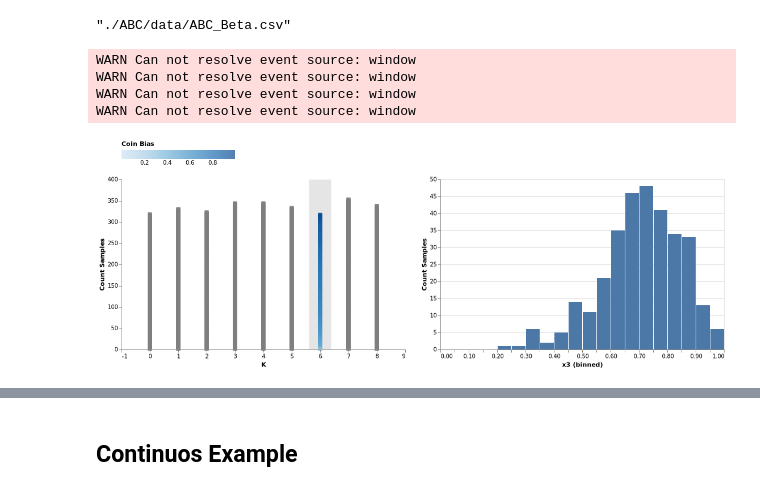
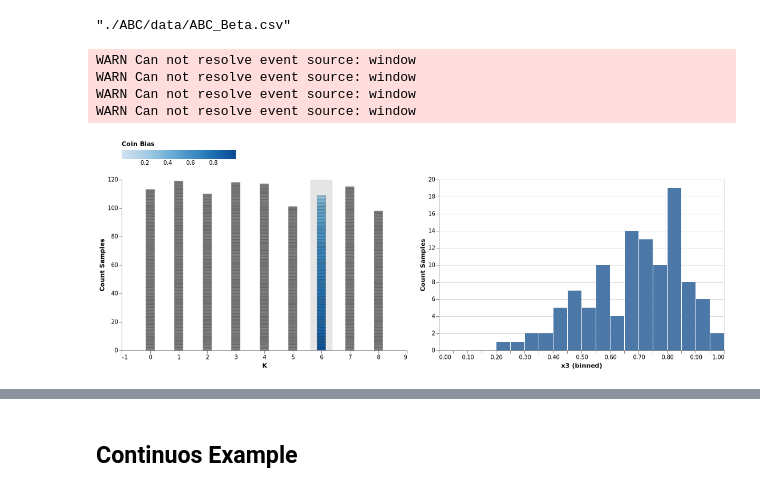
Before and after one commit to davibarreira/Visualizations, a Jupyter notebook: FinalProject/ABC_VegaLite.ipynb, the cells around one changed output, grey strips where cells are left out. Drawn from its saved outputs; the diff is of its cells as text; code cells hidden in the pictures.

Commit message:
Consegui criar histograma com valor analitco no mesmo grafico

```diff
--- a/FinalProject/ABC_VegaLite.ipynb
+++ b/FinalProject/ABC_VegaLite.ipynb
@@ -13,7 +13,7 @@ Plots.PyPlotBackend()
 ## Discrete Example
 # %%
 n, x = 8, 6
-N = 3_000
+N = 1_000
 
 # Sample θ' from prior π(θ)
 # Generate z from p(.|θ')
@@ -22,9 +22,9 @@ z       = rand.(Binomial.(n,theta_s))
 theta_a = theta_s[z .== x];
 v = collect(range(0, stop=1, length=N));
 
-aux = sort(DataFrame(x1 = z, x2 = theta_s),:x2)
-z       = aux[!,:x1]
-theta_s = aux[!,:x2];
+# aux = sort(DataFrame(x1 = z, x2 = theta_s),:x2)
+# z       = aux[!,:x1]
+# theta_s = aux[!,:x2];
 # %%
 # k = collect(0:1:n)
 # beta_distributions = pdf.(Beta.(x.+k',n .- k' .+1),v);
@@ -67,11 +69,12 @@ points = df |> vl"""
     "view":{"stroke" : null},
     "width": 500,
     "height": 300,
-    "mark": {"type": "square"},
+    "mark": {"type": "bar","stroke": "black",
+    "strokeWidth": 0.2},
     "encoding": {
         "x": {"field": "x1", "type": "quantitative","axis": {"grid":false, "title":"K"},"scale":{"domain":[-0.1,8.1]}},
-        "y": {"field": "x2", "type": "quantitative", "axis": {"grid":false, "title":"Count Samples"}},
-        "size":{"value":50},
+        "y": {"aggregate": "count","type": "quantitative", "axis": {"grid":false, "title":"Count Samples"}},
+        "size":{"value":15},
         "color": {
               "condition": {"selection": "brush", "field": "x3", "type": "quantitative","title":"Coin Bias",
               "legend": {"orient": "top", "title": "Coin Bias"}
@@ -82,31 +85,31 @@ points = df |> vl"""
 }]},
   {
     "layer":[{
     "transform": [
       {"filter": {"selection": "brush"}}
     ],
     "width": 500,
     "height": 300,
     "mark": "bar",
     "encoding": {
     "x": {
         "bin":{"maxbins":20},
         "field": "x3",
         "type": "quantitative"
     },
     "y": {
         "aggregate": "count",
         "type": "quantitative",
         "title": "Count Samples"
       }
     }}
     ]
 }]
 }
 """
 # %% [output]
 WARN Can not resolve event source: window
 WARN Can not resolve event source: window
 WARN Can not resolve event source: window
 WARN Can not resolve event source: window
-[figure, old version]
+[figure, new version]
```
Also changed, not shown: parts of 13 cells of this notebook, 5 other files.
